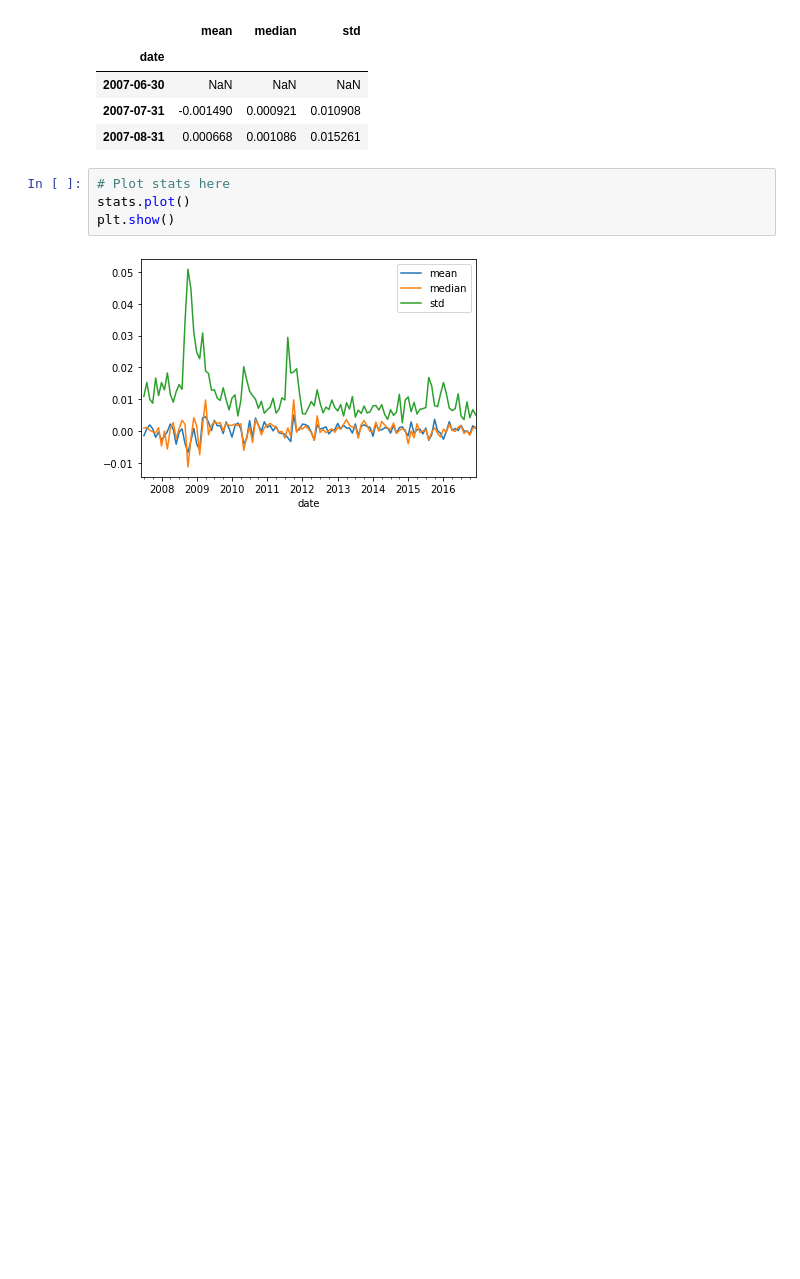
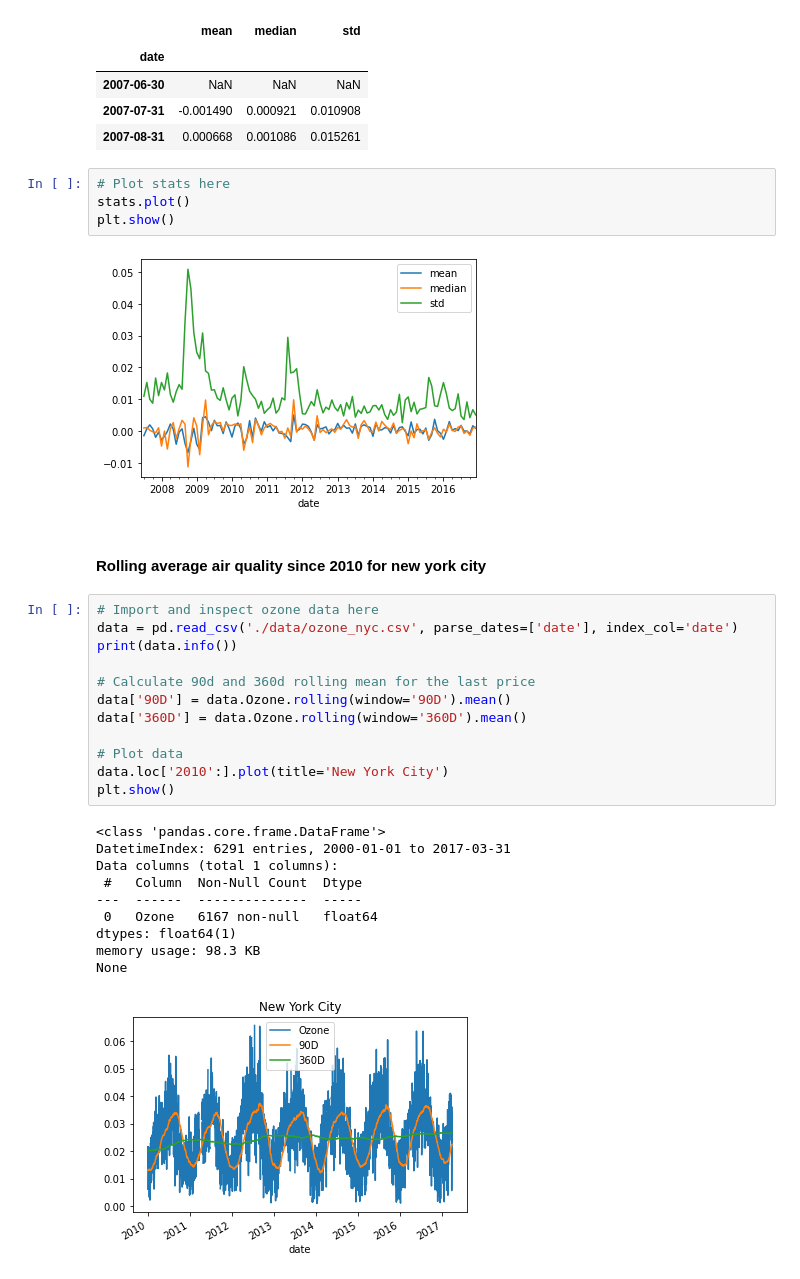
Before and after one commit to naikshubham/Forecasting-using-Python, a Jupyter notebook: Manipulating-Time-Series-Data/Manipulating Time Series.ipynb, the cells around one changed output. Cells and saved outputs as stored; diff of their text form; blank space fills up the shorter version.

```diff
--- a/Manipulating-Time-Series-Data/Manipulating Time Series.ipynb
+++ b/Manipulating-Time-Series-Data/Manipulating Time Series.ipynb
@@ -644,3 +644,28 @@ stats.plot()
 plt.show()
 # %% [output]
 [figure]
+# %% [markdown]
+#### Rolling average air quality since 2010 for new york city
+# %%
+# Import and inspect ozone data here
+data = pd.read_csv('./data/ozone_nyc.csv', parse_dates=['date'], index_col='date')
+print(data.info())
+
+# Calculate 90d and 360d rolling mean for the last price
+data['90D'] = data.Ozone.rolling(window='90D').mean()
+data['360D'] = data.Ozone.rolling(window='360D').mean()
+
+# Plot data
+data.loc['2010':].plot(title='New York City')
+plt.show()
+# %% [output]
+<class 'pandas.core.frame.DataFrame'>
+DatetimeIndex: 6291 entries, 2000-01-01 to 2017-03-31
+Data columns (total 1 columns):
+ #   Column  Non-Null Count  Dtype
+---  ------  --------------  -----
+ 0   Ozone   6167 non-null   float64
+dtypes: float64(1)
+memory usage: 98.3 KB
+None
+[figure, added]
```
Also changed, not shown: parts of 5 cells of this notebook.
